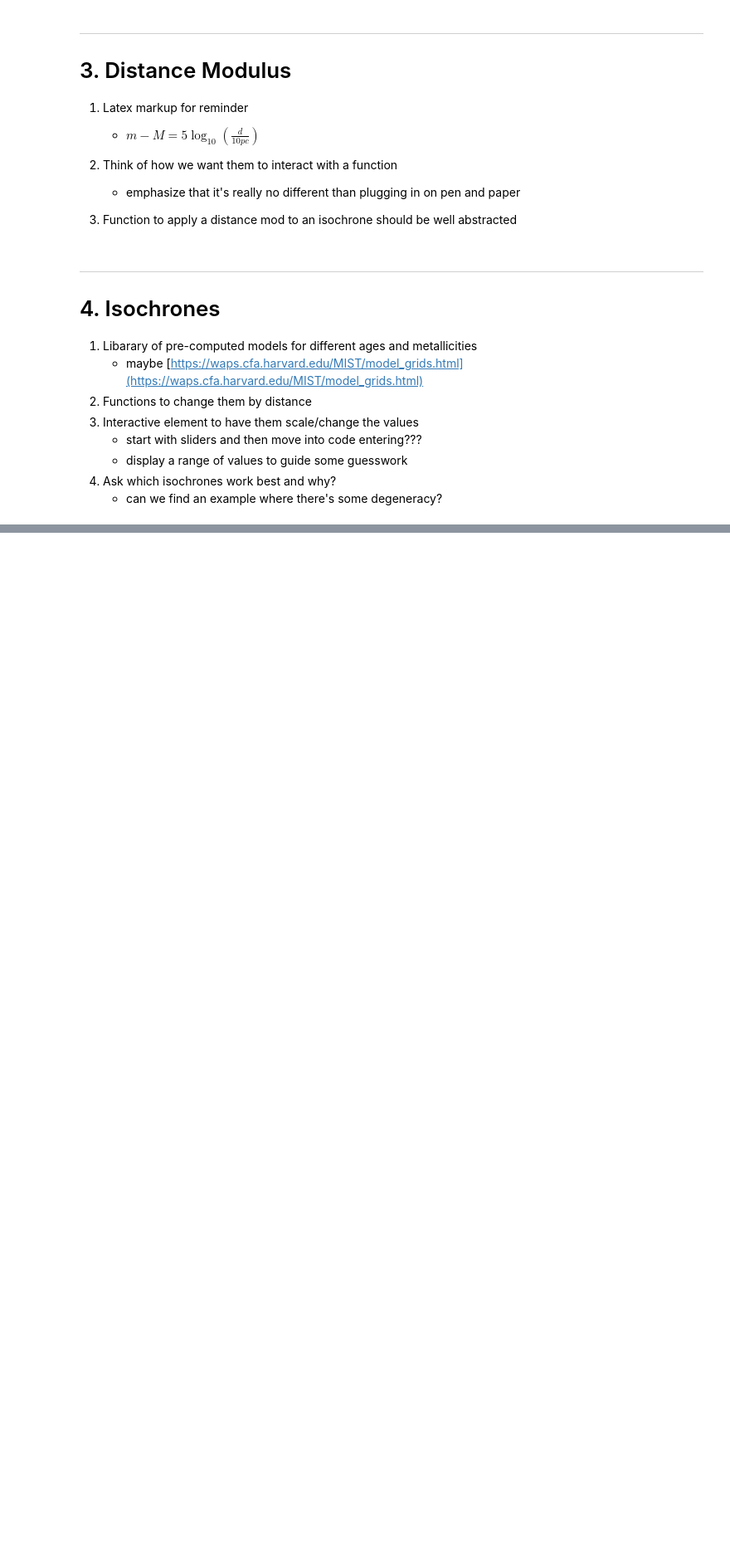
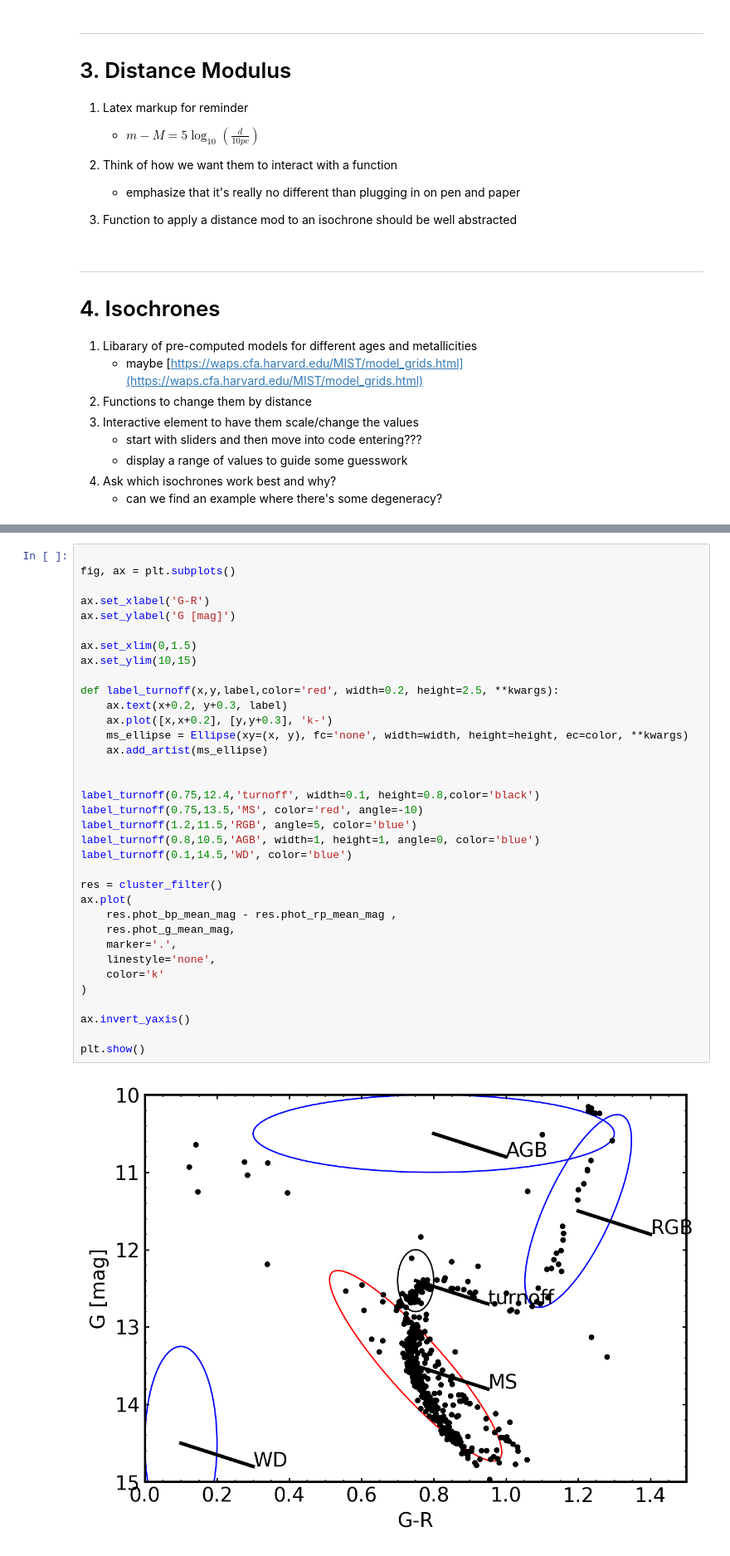
Before and after one commit to noahfranz13/astro-education-nbs, a Jupyter notebook: notebooks/prototyping.ipynb, the cells around one changed output, grey strips where cells are left out. Shown: that part at 83% size. Cells and saved outputs as stored; diff of their text form; blank space fills up the shorter version.

```diff
--- a/notebooks/prototyping.ipynb
+++ b/notebooks/prototyping.ipynb
@@ -308,0 +315,37 @@ NameError: name 'pd' is not defined
+# %%
+
+fig, ax = plt.subplots()
+
+ax.set_xlabel('G-R')
+ax.set_ylabel('G [mag]')
+
+ax.set_xlim(0,1.5)
+ax.set_ylim(10,15)
+
+def label_turnoff(x,y,label,color='red', width=0.2, height=2.5, **kwargs):
+    ax.text(x+0.2, y+0.3, label)
+    ax.plot([x,x+0.2], [y,y+0.3], 'k-')
+    ms_ellipse = Ellipse(xy=(x, y), fc='none', width=width, height=height, ec=color, **kwargs)
+    ax.add_artist(ms_ellipse)
+
+
+label_turnoff(0.75,12.4,'turnoff', width=0.1, height=0.8,color='black')
+label_turnoff(0.75,13.5,'MS', color='red', angle=-10)
+label_turnoff(1.2,11.5,'RGB', angle=5, color='blue')
+label_turnoff(0.8,10.5,'AGB', width=1, height=1, angle=0, color='blue')
+label_turnoff(0.1,14.5,'WD', color='blue')
+
+res = cluster_filter()
+ax.plot(
+    res.phot_bp_mean_mag - res.phot_rp_mean_mag ,
+    res.phot_g_mean_mag,
+    marker='.',
+    linestyle='none',
+    color='k'
+)
+
+ax.invert_yaxis()
+
+plt.show()
+# %% [output]
+[figure, added]
```
Also changed, not shown: parts of 9 cells of this notebook, 3 other files.
